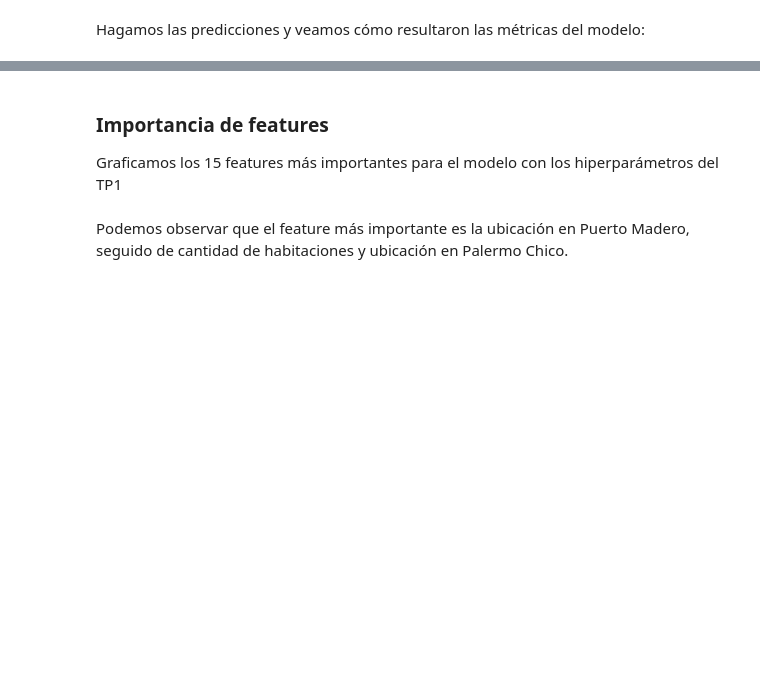
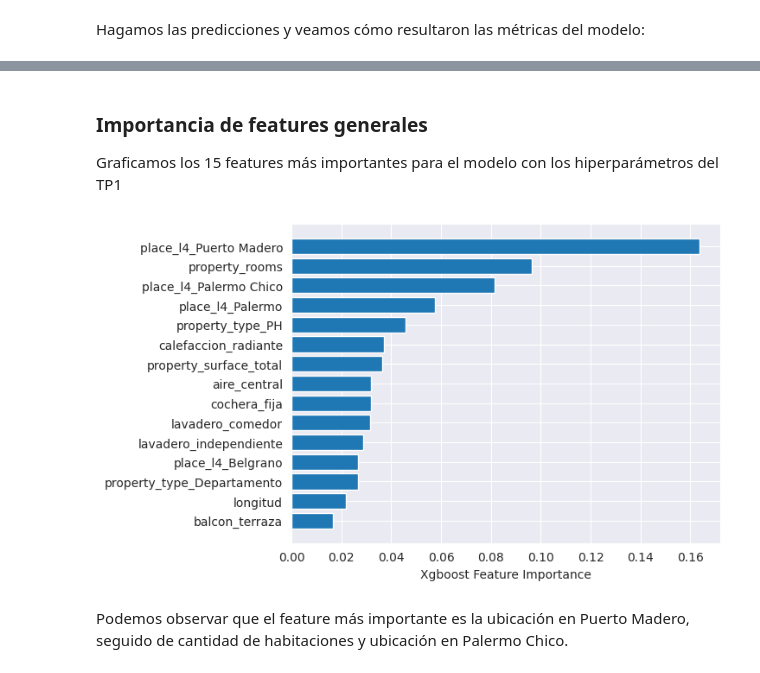
Before and after one commit to valencorrea/7506R-2C2022-GRUPO14-TP2, a Jupyter notebook: 7506R_TP2_GRUPO14_ENTREGA.ipynb, the cells around one changed output, grey strips where cells are left out. Drawn from its saved outputs; the diff is of its cells as text; code cells hidden in the pictures; blank space fills up the shorter version.

```diff
--- a/7506R_TP2_GRUPO14_ENTREGA.ipynb
+++ b/7506R_TP2_GRUPO14_ENTREGA.ipynb
@@ -444,10 +636,12 @@ prediccion_y_metricas_regresion(XGB_Regressor,df_test_dummies, df_test_y_regresi
 # %% [markdown]
-### Importancia de features
+### Importancia de features generales
 Graficamos los 15 features más importantes para el modelo con los hiperparámetros del TP1
 # %%
 sorted_idx = XGB_Regressor.feature_importances_.argsort()
 sorted_idx = sorted_idx[-15:]
 plt.barh(df_test_dummies.columns[sorted_idx], XGB_Regressor.feature_importances_[sorted_idx])
-plt.xlabel("Xgboost Feature Importance")
+a = plt.xlabel("Xgboost Feature Importance")
+# %% [output]
+[figure, added]
 # %% [markdown]
 Podemos observar que el feature más importante es la ubicación en Puerto Madero, seguido de cantidad de habitaciones y ubicación en Palermo Chico.
```
Also changed, not shown: parts of 122 cells of this notebook.
